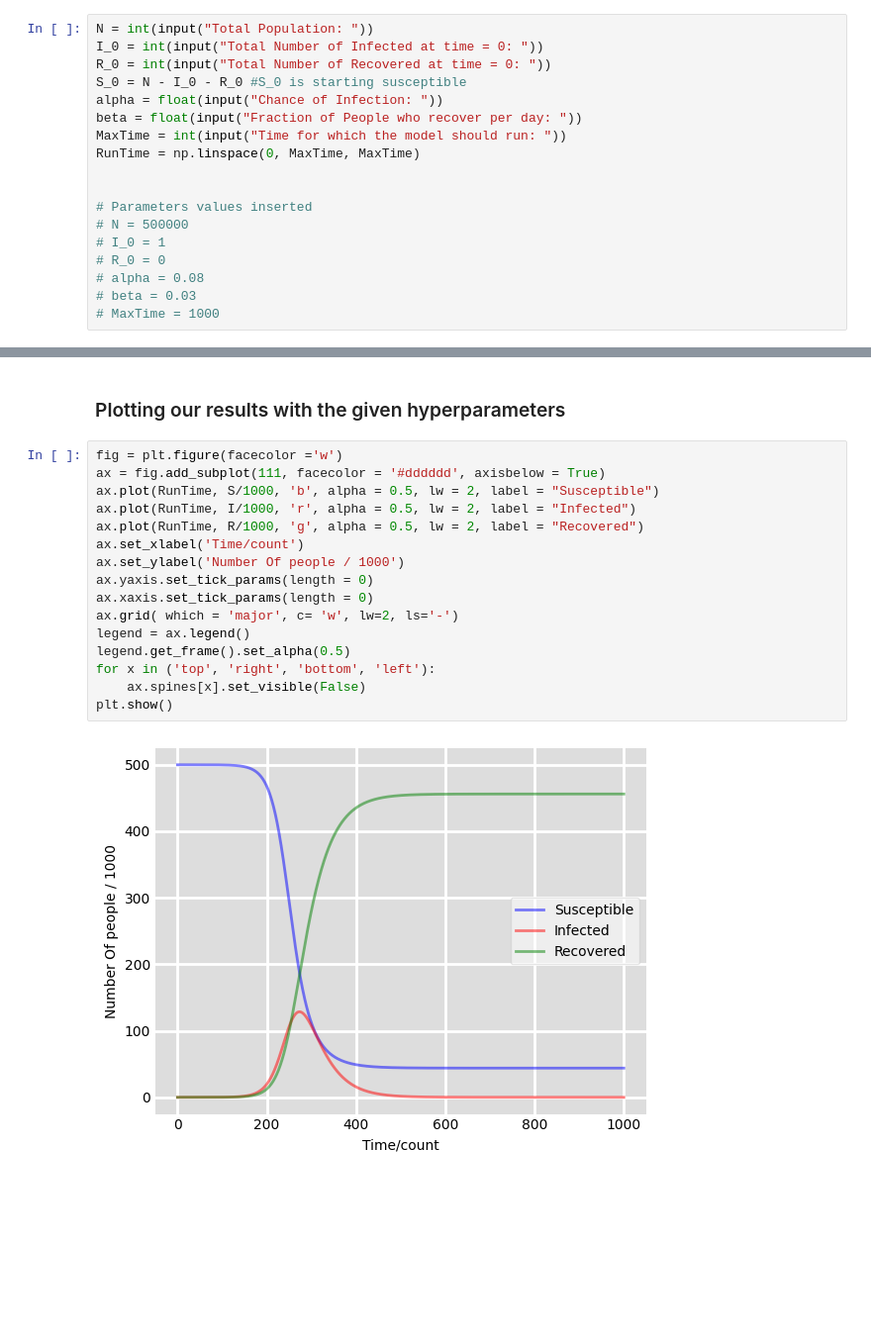
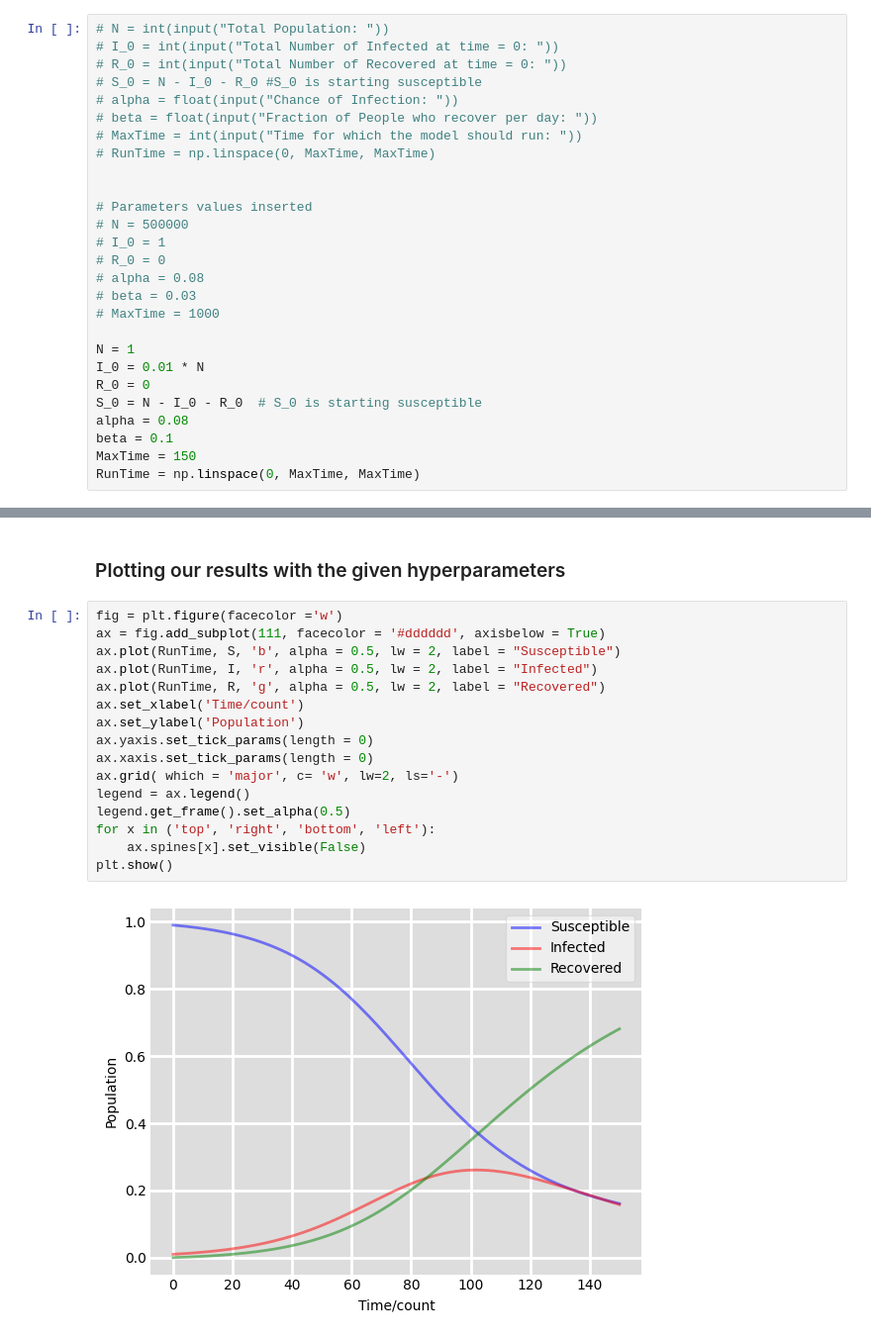
Before and after one commit to mohdkashifansari/Influence_of_Opinion_Dynamics_on_Disease_Spread, a Jupyter notebook: SIR_generalized_approach.ipynb, the cells around one changed output, grey strips where cells are left out. Shown at 99% size. Cells and saved outputs as stored; diff of their text form; blank space fills up the shorter version.

Commit message:
Optimize SIR Model and Opinion dynamics notebook with improved beta and gamma values

```diff
--- a/SIR_generalized_approach.ipynb
+++ b/SIR_generalized_approach.ipynb
@@ -5,14 +5,14 @@ from scipy.integrate import odeint
 # %% [markdown]
 ### Defining our set of pre-defined parameters
 # %%
-N = int(input("Total Population: "))
-I_0 = int(input("Total Number of Infected at time = 0: "))
-R_0 = int(input("Total Number of Recovered at time = 0: "))
-S_0 = N - I_0 - R_0 #S_0 is starting susceptible
-alpha = float(input("Chance of Infection: "))
-beta = float(input("Fraction of People who recover per day: "))
-MaxTime = int(input("Time for which the model should run: "))
-RunTime = np.linspace(0, MaxTime, MaxTime)
+# N = int(input("Total Population: "))
+# I_0 = int(input("Total Number of Infected at time = 0: "))
+# R_0 = int(input("Total Number of Recovered at time = 0: "))
+# S_0 = N - I_0 - R_0 #S_0 is starting susceptible
+# alpha = float(input("Chance of Infection: "))
+# beta = float(input("Fraction of People who recover per day: "))
+# MaxTime = int(input("Time for which the model should run: "))
+# RunTime = np.linspace(0, MaxTime, MaxTime)
 
 
 # Parameters values inserted
@@ -22,3 +22,12 @@ RunTime = np.linspace(0, MaxTime, MaxTime)
 # alpha = 0.08
 # beta = 0.03
 # MaxTime = 1000
+
+N = 1
+I_0 = 0.01 * N
+R_0 = 0
+S_0 = N - I_0 - R_0  # S_0 is starting susceptible
+alpha = 0.08
+beta = 0.1
+MaxTime = 150
+RunTime = np.linspace(0, MaxTime, MaxTime)
@@ -56,18 +58,18 @@ S, I, R = coord.T
 # %%
 fig = plt.figure(facecolor ='w')
 ax = fig.add_subplot(111, facecolor = '#dddddd', axisbelow = True)
-ax.plot(RunTime, S/1000, 'b', alpha = 0.5, lw = 2, label = "Susceptible")
-ax.plot(RunTime, I/1000, 'r', alpha = 0.5, lw = 2, label = "Infected")
-ax.plot(RunTime, R/1000, 'g', alpha = 0.5, lw = 2, label = "Recovered")
+ax.plot(RunTime, S, 'b', alpha = 0.5, lw = 2, label = "Susceptible")
+ax.plot(RunTime, I, 'r', alpha = 0.5, lw = 2, label = "Infected")
+ax.plot(RunTime, R, 'g', alpha = 0.5, lw = 2, label = "Recovered")
 ax.set_xlabel('Time/count')
-ax.set_ylabel('Number Of people / 1000')
+ax.set_ylabel('Population')
 ax.yaxis.set_tick_params(length = 0)
 ax.xaxis.set_tick_params(length = 0)
 ax.grid( which = 'major', c= 'w', lw=2, ls='-')
 legend = ax.legend()
 legend.get_frame().set_alpha(0.5)
 for x in ('top', 'right', 'bottom', 'left'):
     ax.spines[x].set_visible(False)
 plt.show()
 # %% [output]
-[figure, old version]
+[figure, new version]
```
Also changed, not shown: parts of 1 cell of this notebook, 1 other file.
